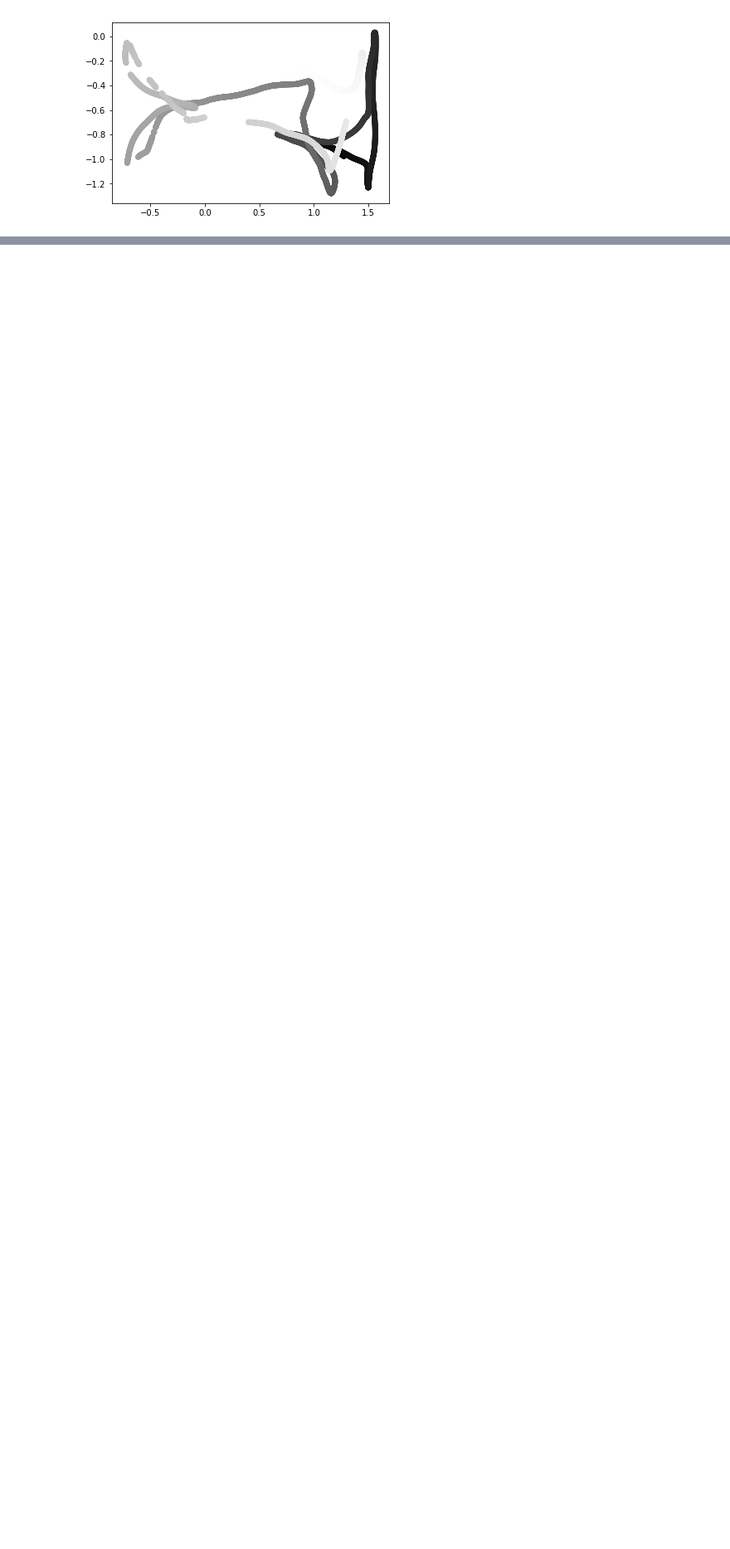
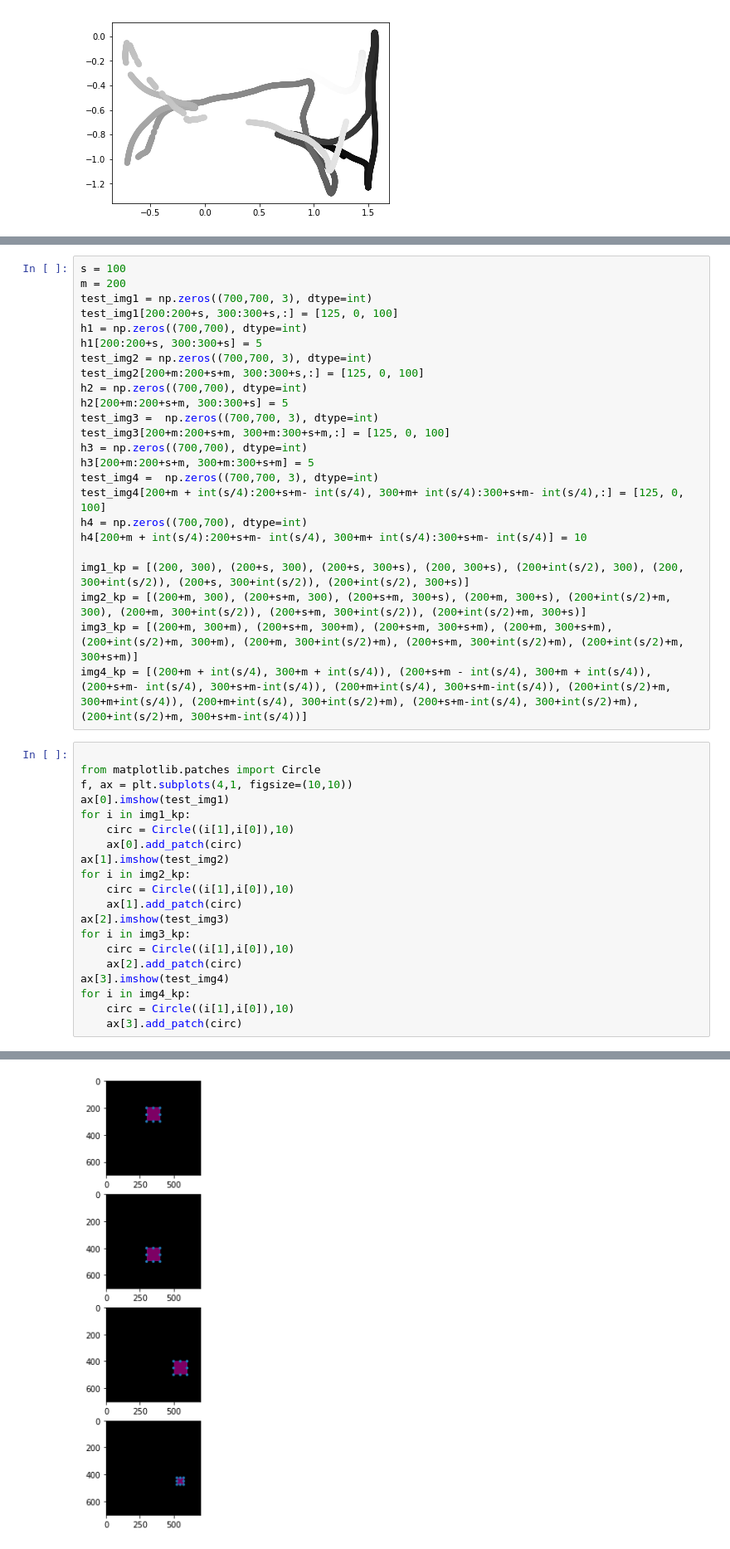
Before and after one commit to akhiaji/VisualOdometry, a Jupyter notebook: VO Testing.ipynb, the cells around one changed output, grey strips where cells are left out. Shown: that part at 83% size. Drawn from its saved outputs; the diff is of its cells as text; blank space fills up the shorter version.

```diff
--- a/VO Testing.ipynb
+++ b/VO Testing.ipynb
@@ -325,0 +344,45 @@ plt.show()
+# %%
+s = 100
+m = 200
+test_img1 = np.zeros((700,700, 3), dtype=int)
+test_img1[200:200+s, 300:300+s,:] = [125, 0, 100]
+h1 = np.zeros((700,700), dtype=int)
+h1[200:200+s, 300:300+s] = 5
+test_img2 = np.zeros((700,700, 3), dtype=int)
+test_img2[200+m:200+s+m, 300:300+s,:] = [125, 0, 100]
+h2 = np.zeros((700,700), dtype=int)
+h2[200+m:200+s+m, 300:300+s] = 5
+test_img3 =  np.zeros((700,700, 3), dtype=int)
+test_img3[200+m:200+s+m, 300+m:300+s+m,:] = [125, 0, 100]
+h3 = np.zeros((700,700), dtype=int)
+h3[200+m:200+s+m, 300+m:300+s+m] = 5
+test_img4 =  np.zeros((700,700, 3), dtype=int)
+test_img4[200+m + int(s/4):200+s+m- int(s/4), 300+m+ int(s/4):300+s+m- int(s/4),:] = [125, 0, 100]
+h4 = np.zeros((700,700), dtype=int)
+h4[200+m + int(s/4):200+s+m- int(s/4), 300+m+ int(s/4):300+s+m- int(s/4)] = 10
+
+img1_kp = [(200, 300), (200+s, 300), (200+s, 300+s), (200, 300+s), (200+int(s/2), 300), (200, 300+int(s/2)), (200+s, 300+int(s/2)), (200+int(s/2), 300+s)]
+img2_kp = [(200+m, 300), (200+s+m, 300), (200+s+m, 300+s), (200+m, 300+s), (200+int(s/2)+m, 300), (200+m, 300+int(s/2)), (200+s+m, 300+int(s/2)), (200+int(s/2)+m, 300+s)]
+img3_kp = [(200+m, 300+m), (200+s+m, 300+m), (200+s+m, 300+s+m), (200+m, 300+s+m), (200+int(s/2)+m, 300+m), (200+m, 300+int(s/2)+m), (200+s+m, 300+int(s/2)+m), (200+int(s/2)+m, 300+s+m)]
+img4_kp = [(200+m + int(s/4), 300+m + int(s/4)), (200+s+m - int(s/4), 300+m + int(s/4)), (200+s+m- int(s/4), 300+s+m-int(s/4)), (200+m+int(s/4), 300+s+m-int(s/4)), (200+int(s/2)+m, 300+m+int(s/4)), (200+m+int(s/4), 300+int(s/2)+m), (200+s+m-int(s/4), 300+int(s/2)+m), (200+int(s/2)+m, 300+s+m-int(s/4))]
+# %%
+
+from matplotlib.patches import Circle
+f, ax = plt.subplots(4,1, figsize=(10,10))
+ax[0].imshow(test_img1)
+for i in img1_kp:
+    circ = Circle((i[1],i[0]),10)
+    ax[0].add_patch(circ)
+ax[1].imshow(test_img2)
+for i in img2_kp:
+    circ = Circle((i[1],i[0]),10)
+    ax[1].add_patch(circ)
+ax[2].imshow(test_img3)
+for i in img3_kp:
+    circ = Circle((i[1],i[0]),10)
+    ax[2].add_patch(circ)
+ax[3].imshow(test_img4)
+for i in img4_kp:
+    circ = Circle((i[1],i[0]),10)
+    ax[3].add_patch(circ)
+# %% [output]
@@ -325,0 +397 @@ plt.show()
+[figure, added]
```
Also changed, not shown: parts of 13 cells of this notebook.
